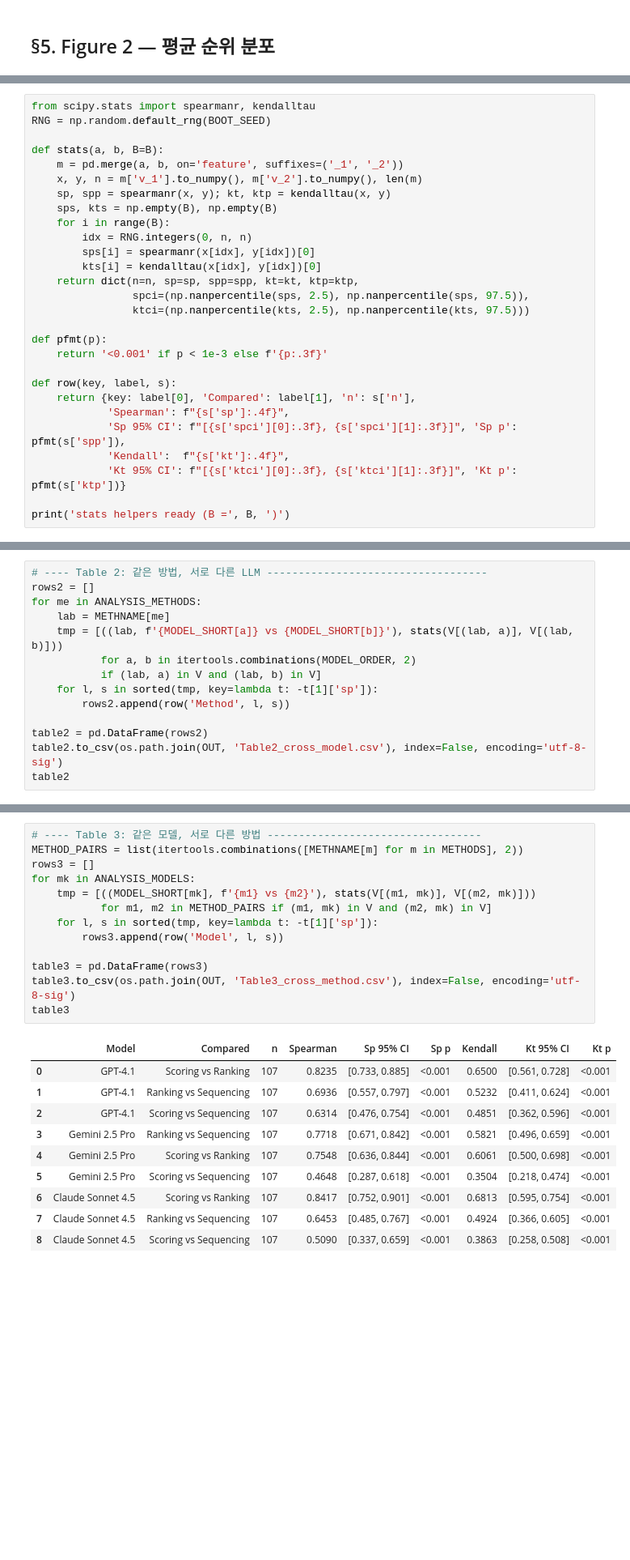
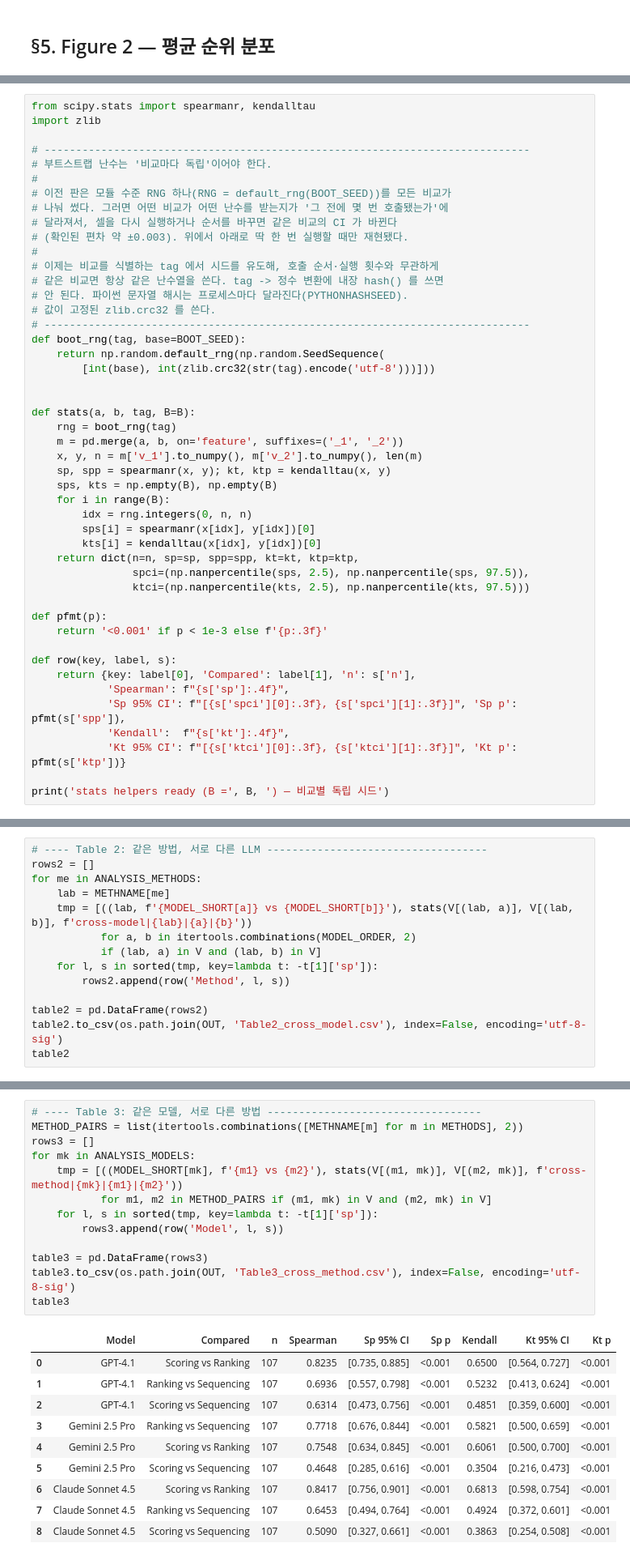
Before and after one commit to gykwak03/LLM-FeatureSelection-ICU-Delirium, a Jupyter notebook: 3. analyze feature selection method/3. LLM_FeatureSelection_Analysis.ipynb, the cells around one changed output, grey strips where cells are left out. Shown at 81% size. Drawn from its saved outputs; the diff is of its cells as text; blank space fills up the shorter version.

```diff
--- a/3. analyze feature selection method/3. LLM_FeatureSelection_Analysis.ipynb
+++ b/3. analyze feature selection method/3. LLM_FeatureSelection_Analysis.ipynb
@@ -597,15 +597,34 @@ Spearman ρ 와 Kendall τ, 부트스트랩(B = 5000) 95% 신뢰구간. 재현
 CI 끝자리가 ±0.003 흔들린다).
 # %%
 from scipy.stats import spearmanr, kendalltau
-RNG = np.random.default_rng(BOOT_SEED)
+import zlib
 
-def stats(a, b, B=B):
+# -----------------------------------------------------------------------------
+# 부트스트랩 난수는 '비교마다 독립'이어야 한다.
+#
+# 이전 판은 모듈 수준 RNG 하나(RNG = default_rng(BOOT_SEED))를 모든 비교가
+# 나눠 썼다. 그러면 어떤 비교가 어떤 난수를 받는지가 '그 전에 몇 번 호출됐는가'에
+# 달라져서, 셀을 다시 실행하거나 순서를 바꾸면 같은 비교의 CI 가 바뀐다
+# (확인된 편차 약 ±0.003). 위에서 아래로 딱 한 번 실행할 때만 재현됐다.
+#
+# 이제는 비교를 식별하는 tag 에서 시드를 유도해, 호출 순서·실행 횟수와 무관하게
+# 같은 비교면 항상 같은 난수열을 쓴다. tag -> 정수 변환에 내장 hash() 를 쓰면
+# 안 된다. 파이썬 문자열 해시는 프로세스마다 달라진다(PYTHONHASHSEED).
+# 값이 고정된 zlib.crc32 를 쓴다.
+# -----------------------------------------------------------------------------
+def boot_rng(tag, base=BOOT_SEED):
+    return np.random.default_rng(np.random.SeedSequence(
+        [int(base), int(zlib.crc32(str(tag).encode('utf-8')))]))
+
+
+def stats(a, b, tag, B=B):
+    rng = boot_rng(tag)
     m = pd.merge(a, b, on='feature', suffixes=('_1', '_2'))
     x, y, n = m['v_1'].to_numpy(), m['v_2'].to_numpy(), len(m)
     sp, spp = spearmanr(x, y); kt, ktp = kendalltau(x, y)
     sps, kts = np.empty(B), np.empty(B)
     for i in range(B):
-        idx = RNG.integers(0, n, n)
+        idx = rng.integers(0, n, n)
         sps[i] = spearmanr(x[idx], y[idx])[0]
         kts[i] = kendalltau(x[idx], y[idx])[0]
     return dict(n=n, sp=sp, spp=spp, kt=kt, ktp=ktp,
@@ -622,5 +641,5 @@ def row(key, label, s):
             'Kendall':  f"{s['kt']:.4f}",
             'Kt 95% CI': f"[{s['ktci'][0]:.3f}, {s['ktci'][1]:.3f}]", 'Kt p': pfmt(s['ktp'])}
 
-print('stats helpers ready (B =', B, ')')
+print('stats helpers ready (B =', B, ') — 비교별 독립 시드')
 # %% [output]
@@ -690,7 +709,7 @@ Table 2·3 의 상관은 이 값을 상한으로 해석할 것.
 rows2 = []
 for me in ANALYSIS_METHODS:
     lab = METHNAME[me]
-    tmp = [((lab, f'{MODEL_SHORT[a]} vs {MODEL_SHORT[b]}'), stats(V[(lab, a)], V[(lab, b)]))
+    tmp = [((lab, f'{MODEL_SHORT[a]} vs {MODEL_SHORT[b]}'), stats(V[(lab, a)], V[(lab, b)], f'cross-model|{lab}|{a}|{b}'))
            for a, b in itertools.combinations(MODEL_ORDER, 2)
            if (lab, a) in V and (lab, b) in V]
     for l, s in sorted(tmp, key=lambda t: -t[1]['sp']):
@@ -713,27 +732,27 @@ table2
 # %%
 # ---- Table 3: 같은 모델, 서로 다른 방법 ----------------------------------
 METHOD_PAIRS = list(itertools.combinations([METHNAME[m] for m in METHODS], 2))
 rows3 = []
 for mk in ANALYSIS_MODELS:
-    tmp = [((MODEL_SHORT[mk], f'{m1} vs {m2}'), stats(V[(m1, mk)], V[(m2, mk)]))
+    tmp = [((MODEL_SHORT[mk], f'{m1} vs {m2}'), stats(V[(m1, mk)], V[(m2, mk)], f'cross-method|{mk}|{m1}|{m2}'))
            for m1, m2 in METHOD_PAIRS if (m1, mk) in V and (m2, mk) in V]
     for l, s in sorted(tmp, key=lambda t: -t[1]['sp']):
         rows3.append(row('Model', l, s))
 
 table3 = pd.DataFrame(rows3)
 table3.to_csv(os.path.join(OUT, 'Table3_cross_method.csv'), index=False, encoding='utf-8-sig')
 table3
 # %% [output]
 |  | Model | Compared | n | Spearman | Sp 95% CI | Sp p | Kendall | Kt 95% CI | Kt p |
-| 0 | GPT-4.1 | Scoring vs Ranking | 107 | 0.8235 | [0.733, 0.885] | <0.001 | 0.6500 | [0.561, 0.728] | <0.001 |
-| 1 | GPT-4.1 | Ranking vs Sequencing | 107 | 0.6936 | [0.557, 0.797] | <0.001 | 0.5232 | [0.411, 0.624] | <0.001 |
-| 2 | GPT-4.1 | Scoring vs Sequencing | 107 | 0.6314 | [0.476, 0.754] | <0.001 | 0.4851 | [0.362, 0.596] | <0.001 |
-| 3 | Gemini 2.5 Pro | Ranking vs Sequencing | 107 | 0.7718 | [0.671, 0.842] | <0.001 | 0.5821 | [0.496, 0.659] | <0.001 |
-| 4 | Gemini 2.5 Pro | Scoring vs Ranking | 107 | 0.7548 | [0.636, 0.844] | <0.001 | 0.6061 | [0.500, 0.698] | <0.001 |
-| 5 | Gemini 2.5 Pro | Scoring vs Sequencing | 107 | 0.4648 | [0.287, 0.618] | <0.001 | 0.3504 | [0.218, 0.474] | <0.001 |
-| 6 | Claude Sonnet 4.5 | Scoring vs Ranking | 107 | 0.8417 | [0.752, 0.901] | <0.001 | 0.6813 | [0.595, 0.754] | <0.001 |
-| 7 | Claude Sonnet 4.5 | Ranking vs Sequencing | 107 | 0.6453 | [0.485, 0.767] | <0.001 | 0.4924 | [0.366, 0.605] | <0.001 |
-| 8 | Claude Sonnet 4.5 | Scoring vs Sequencing | 107 | 0.5090 | [0.337, 0.659] | <0.001 | 0.3863 | [0.258, 0.508] | <0.001 |
+| 0 | GPT-4.1 | Scoring vs Ranking | 107 | 0.8235 | [0.735, 0.885] | <0.001 | 0.6500 | [0.564, 0.727] | <0.001 |
+| 1 | GPT-4.1 | Ranking vs Sequencing | 107 | 0.6936 | [0.557, 0.798] | <0.001 | 0.5232 | [0.413, 0.624] | <0.001 |
+| 2 | GPT-4.1 | Scoring vs Sequencing | 107 | 0.6314 | [0.473, 0.756] | <0.001 | 0.4851 | [0.359, 0.600] | <0.001 |
+| 3 | Gemini 2.5 Pro | Ranking vs Sequencing | 107 | 0.7718 | [0.676, 0.844] | <0.001 | 0.5821 | [0.500, 0.659] | <0.001 |
+| 4 | Gemini 2.5 Pro | Scoring vs Ranking | 107 | 0.7548 | [0.634, 0.845] | <0.001 | 0.6061 | [0.500, 0.700] | <0.001 |
+| 5 | Gemini 2.5 Pro | Scoring vs Sequencing | 107 | 0.4648 | [0.285, 0.616] | <0.001 | 0.3504 | [0.216, 0.473] | <0.001 |
+| 6 | Claude Sonnet 4.5 | Scoring vs Ranking | 107 | 0.8417 | [0.756, 0.901] | <0.001 | 0.6813 | [0.598, 0.754] | <0.001 |
+| 7 | Claude Sonnet 4.5 | Ranking vs Sequencing | 107 | 0.6453 | [0.494, 0.764] | <0.001 | 0.4924 | [0.372, 0.601] | <0.001 |
+| 8 | Claude Sonnet 4.5 | Scoring vs Sequencing | 107 | 0.5090 | [0.327, 0.661] | <0.001 | 0.3863 | [0.254, 0.508] | <0.001 |
 # %% [markdown]
 ### §6-4. 상위권 일치도 — RBO · top-k 겹침
 
```
Also changed, not shown: parts of 9 cells of this notebook, 28 other files.
